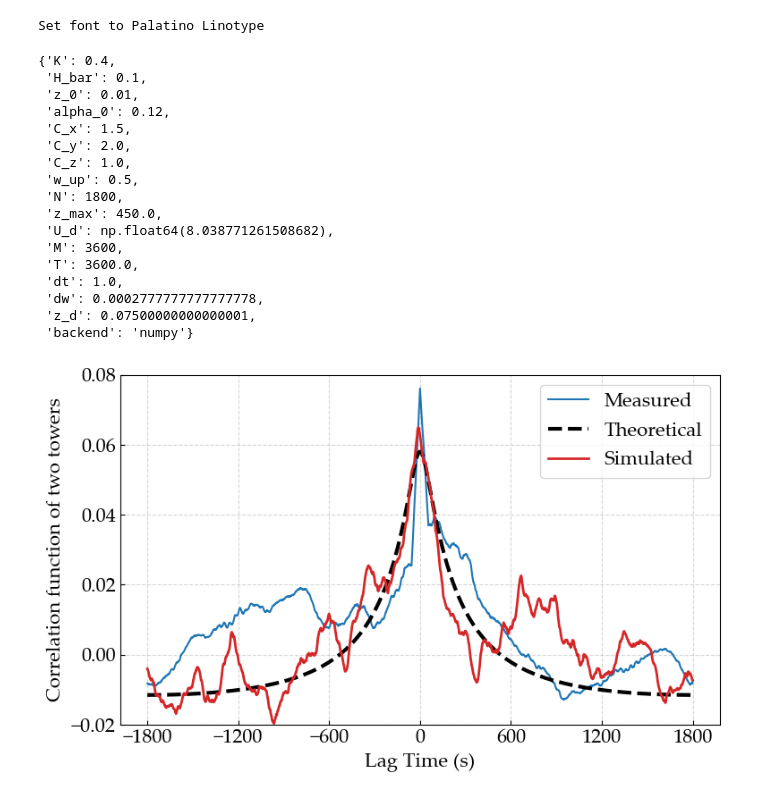
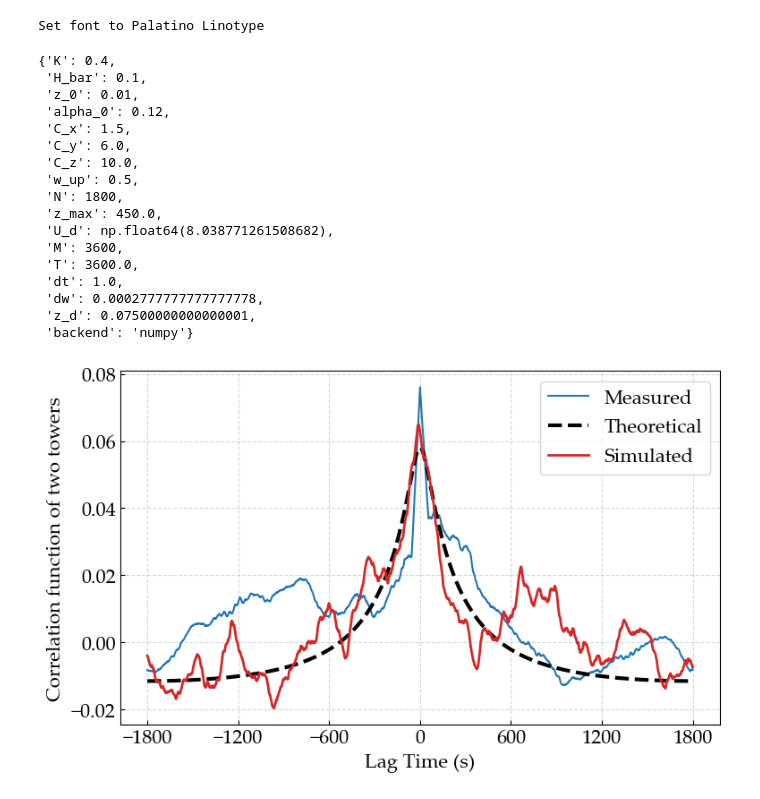
Before and after one commit to NanxiiChen/wind-simulation-GPU, a Jupyter notebook: examples/simulate_bridge_wind_correlation.ipynb, the cells around one changed output. Cells and saved outputs as stored; diff of their text form; code cells hidden in the pictures.

```diff
--- a/examples/simulate_bridge_wind_correlation.ipynb
+++ b/examples/simulate_bridge_wind_correlation.ipynb
@@ -148,8 +148,6 @@ simulator.update_parameters(
     alpha_0=alpha_0,
     w_up=w_up,
     C_x=1.5,
-    C_y=2.0,
-    C_z=1.0,
 )
 n = 101
 Z = 300
@@ -167,8 +165,8 @@ simulator.params
  'z_0': 0.01,
  'alpha_0': 0.12,
  'C_x': 1.5,
- 'C_y': 2.0,
- 'C_z': 1.0,
+ 'C_y': 6.0,
+ 'C_z': 10.0,
  'w_up': 0.5,
  'N': 1800,
  'z_max': 450.0,
@@ -192,35 +190,35 @@ plot_lag_times, plot_corr, theo_plot_times, theo_plot = \
             show=False,
             component="u",
             indices=(0, -1),
             return_data=True
         )
 
 mid = len(correlation) // 2
 range_points = (len(theo_plot_times) / simulator.params["dt"]) // 2
 measured_plot_corr = correlation[mid - int(range_points): mid + int(range_points) + 1]
 measured_plot_lag_times = lag_times[mid - int(range_points): mid + int(range_points) + 1]
 
 fig, ax = plt.subplots(figsize=(8, 5))
 measured_plot_corr = measured_plot_corr / np.linalg.norm(measured_plot_corr, ord=2)
 theo_plot = theo_plot / np.linalg.norm(theo_plot, ord=2)
 plot_corr = plot_corr / np.linalg.norm(plot_corr, ord=2)
 ax.plot(measured_plot_lag_times, measured_plot_corr, label="Measured", color="C0", )
 ax.plot(theo_plot_times, theo_plot, label="Theoretical", color="black",
         lw=3, ls="--")
 ax.plot(plot_lag_times, plot_corr, label="Simulated", color="C3", lw=2)
 
 
 ax.set_xlabel("Lag Time (s)")
 ax.set_ylabel("Correlation function of two towers")
-ax.set(ylim=(-0.02, 0.08))
+# ax.set(ylim=(-0.02, 0.08))
 ax.xaxis.set_major_locator(plt.MultipleLocator(600))
 ax.legend()
 fig.tight_layout()
 
 fig.savefig("./img/bridge_wind_correlation.png", dpi=300, bbox_inches="tight")
 fig.savefig("./img/bridge_wind_correlation.pdf", dpi=300, bbox_inches="tight")
 # %% [output]
-[figure, old version]
+[figure, new version]
 # %%
 # visualizer = get_visualizer(backend="jax", key=42, simulator=simulator)
 # visualizer.plot_psd(samples, position[:, -1], show_num=6, show=True, component="u")
```
Also changed, not shown: 2 other files.
